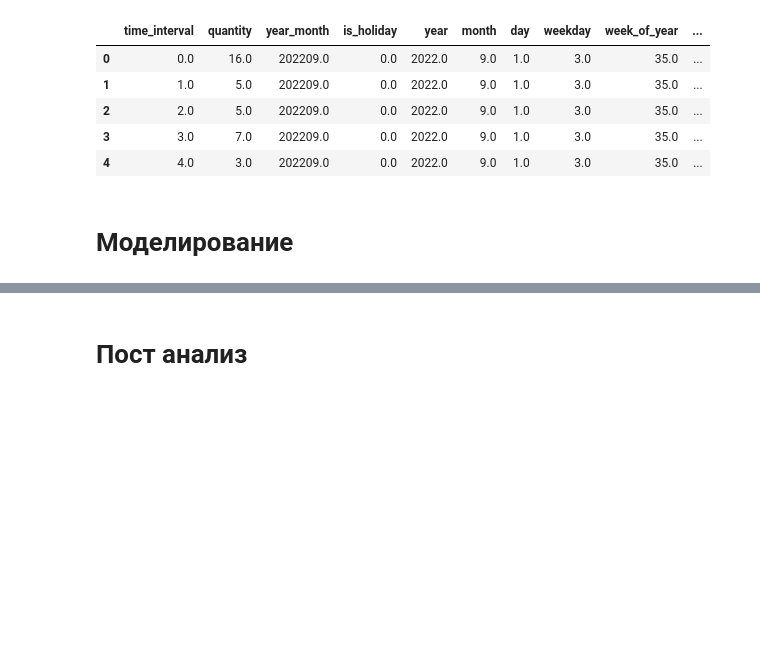
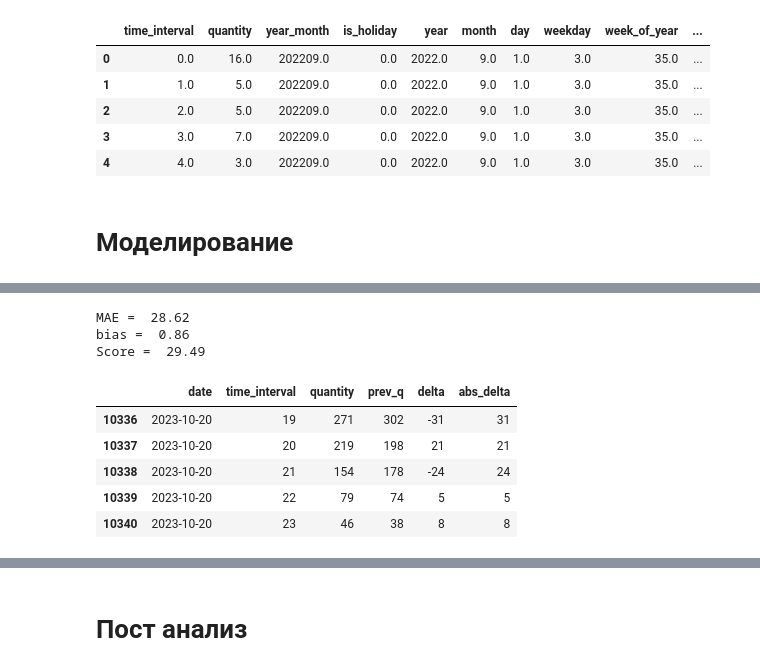
Before and after one commit to vdmitrii/oneproject, a Jupyter notebook: notebooks/Time_series_Vkus.ipynb, the cells around one changed output, grey strips where cells are left out. Saved outputs shown, nothing was run; the diff lists cells and outputs as text; code cells hidden in the pictures; blank space fills up the shorter version.

```diff
--- a/notebooks/Time_series_Vkus.ipynb
+++ b/notebooks/Time_series_Vkus.ipynb
@@ -260,0 +267,28 @@ X_tr, X_val, y_tr, y_val = train_test_split(X, y, train_size=0.80, random_state=
+# %%
+dd = data[['date', 'time_interval', 'quantity']]
+dd['quantity'] = np.where(dd['time_interval'].shift() == 24, dd['quantity'].shift() + dd['quantity'], dd['quantity'])
+dd = dd[dd.time_interval != 24]
+dd['prev_q'] = dd.quantity.shift(48)
+dd.fillna(0, inplace=True)
+dd.loc[dd.date >= pred_date, ['date', 'time_interval', 'quantity', 'prev_q']]
+dd[['quantity', 'prev_q']] = dd[['quantity', 'prev_q']].astype(int)
+dd['delta'] = dd['quantity'] - dd['prev_q']
+dd['abs_delta'] = np.abs(dd['quantity'] - dd['prev_q'])
+
+mae = np.mean(dd['abs_delta'])
+bias = np.mean(dd['delta'])
+
+print('MAE = ', round(mae, 2))
+print('bias = ', round(bias, 2))
+print('Score = ', round(mae + abs(bias), 2))
+dd.tail()
+# %% [output]
+MAE =  28.62
+bias =  0.86
+Score =  29.49
+|  | date | time_interval | quantity | prev_q | delta | abs_delta |
+| 10336 | 2023-10-20 | 19 | 271 | 302 | -31 | 31 |
+| 10337 | 2023-10-20 | 20 | 219 | 198 | 21 | 21 |
+| 10338 | 2023-10-20 | 21 | 154 | 178 | -24 | 24 |
+| 10339 | 2023-10-20 | 22 | 79 | 74 | 5 | 5 |
+| 10340 | 2023-10-20 | 23 | 46 | 38 | 8 | 8 |
```
Also changed, not shown: parts of 17 cells of this notebook.
